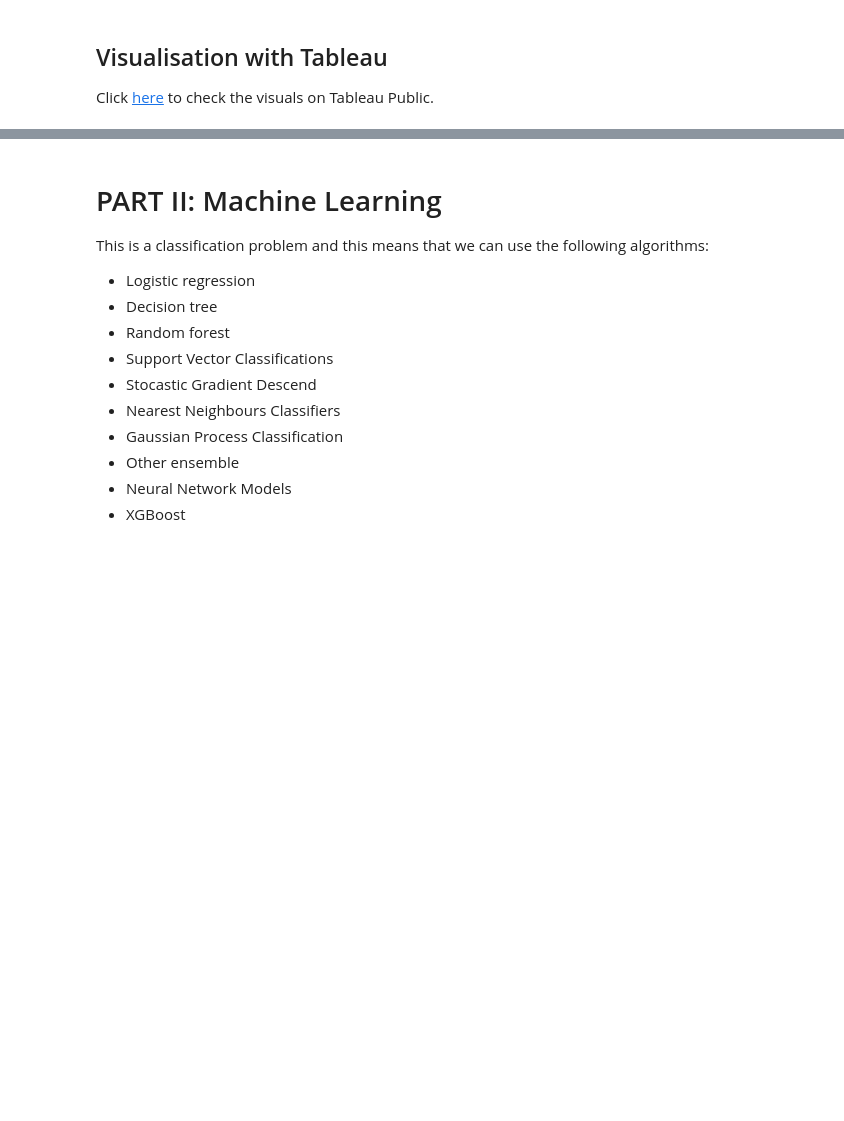
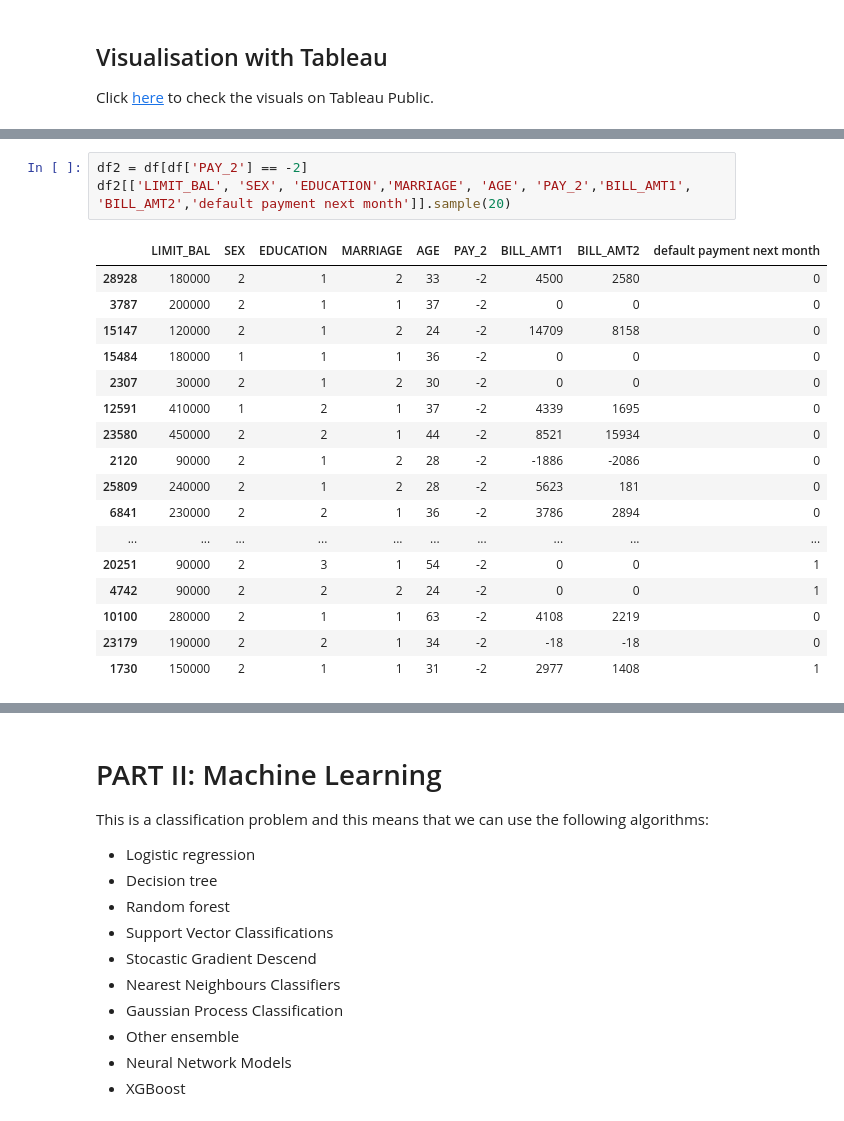
Before and after one commit to elochn/credit-card-default-prediction, a Jupyter notebook: Credit Card 💳 Default - Exploratory Data Analysis and Visualisation.ipynb, the cells around one changed output, grey strips where cells are left out. Drawn from its saved outputs; the diff is of its cells as text; blank space fills up the shorter version.

```diff
--- a/Credit Card 💳 Default - Exploratory Data Analysis and Visualisation.ipynb
+++ b/Credit Card 💳 Default - Exploratory Data Analysis and Visualisation.ipynb
@@ -890,0 +900,21 @@ Click [here](https://public.tableau.com/views/CreditCardPaymentDefault-CreditLim
+# %%
+df2 = df[df['PAY_2'] == -2]
+df2[['LIMIT_BAL', 'SEX', 'EDUCATION','MARRIAGE', 'AGE', 'PAY_2','BILL_AMT1', 'BILL_AMT2','default payment next month']].sample(20)
+# %% [output]
+|  | LIMIT_BAL | SEX | EDUCATION | MARRIAGE | AGE | PAY_2 | BILL_AMT1 | BILL_AMT2 | default payment next month |
+| 28928 | 180000 | 2 | 1 | 2 | 33 | -2 | 4500 | 2580 | 0 |
+| 3787 | 200000 | 2 | 1 | 1 | 37 | -2 | 0 | 0 | 0 |
+| 15147 | 120000 | 2 | 1 | 2 | 24 | -2 | 14709 | 8158 | 0 |
+| 15484 | 180000 | 1 | 1 | 1 | 36 | -2 | 0 | 0 | 0 |
+| 2307 | 30000 | 2 | 1 | 2 | 30 | -2 | 0 | 0 | 0 |
+| 12591 | 410000 | 1 | 2 | 1 | 37 | -2 | 4339 | 1695 | 0 |
+| 23580 | 450000 | 2 | 2 | 1 | 44 | -2 | 8521 | 15934 | 0 |
+| 2120 | 90000 | 2 | 1 | 2 | 28 | -2 | -1886 | -2086 | 0 |
+| 25809 | 240000 | 2 | 1 | 2 | 28 | -2 | 5623 | 181 | 0 |
+| 6841 | 230000 | 2 | 2 | 1 | 36 | -2 | 3786 | 2894 | 0 |
+| ... | ... | ... | ... | ... | ... | ... | ... | ... | ... |
+| 20251 | 90000 | 2 | 3 | 1 | 54 | -2 | 0 | 0 | 1 |
+| 4742 | 90000 | 2 | 2 | 2 | 24 | -2 | 0 | 0 | 1 |
+| 10100 | 280000 | 2 | 1 | 1 | 63 | -2 | 4108 | 2219 | 0 |
+| 23179 | 190000 | 2 | 2 | 1 | 34 | -2 | -18 | -18 | 0 |
+| 1730 | 150000 | 2 | 1 | 1 | 31 | -2 | 2977 | 1408 | 1 |
```
Also changed, not shown: parts of 58 cells of this notebook.
